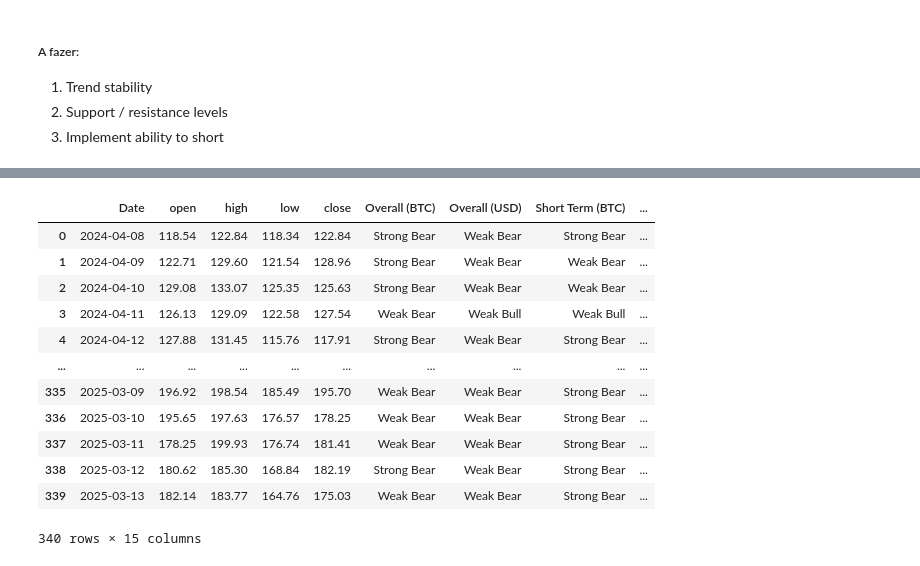
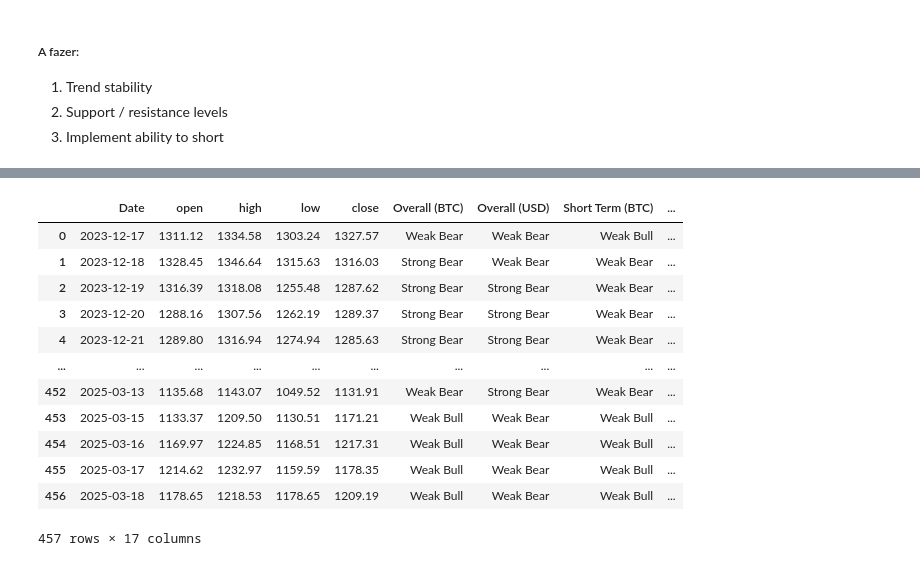
Before and after one commit to GabriellaAM/missioncontrolproject, a Jupyter notebook: ALT_MODEL.ipynb, the cells around one changed output, grey strips where cells are left out. Saved outputs shown, nothing was run; the diff lists cells and outputs as text; code cells hidden in the pictures.

```diff
--- a/ALT_MODEL.ipynb
+++ b/ALT_MODEL.ipynb
@@ -137,7 +137,7 @@ class TrendAnalyzer:
 
     def _calculate_indicators(self, data, price_column, asset_id, suffix=''):
         """
-        Calculate Simple Moving Averages (SMAs) and Rate of Change (RoC) indicators for a given price column.
+        Calculate Exponential Moving Averages (EMAs) and Rate of Change (RoC) indicators for a given price column.
 
         Args:
             data (pd.DataFrame): DataFrame to calculate indicators for
@@ -155,10 +155,9 @@ class TrendAnalyzer:
 
             for term, periods in self.ma_periods.items():
                 for period in periods:
-                    data[f'SMA_{suffix}_{period}'] = data[price_column].rolling(
-                        window=period, min_periods=period
+                    data[f'EMA_{suffix}_{period}'] = data[price_column].ewm(
+                        span=period, min_periods=period, adjust=False
                     ).mean()
-
             for term, periods in self.ma_periods.items():
                 for period in periods:
                     data[f'RoC_{suffix}_{period}'] = (
@@ -459,9 +458,3 @@ if __name__ == "__main__":
         verbose=True
     )
     summary_df = analyzer.analyze_multiple_assets()
-
-    # Example access to stored data with unified DataFrame
-    for asset_id in all_assets:
-        if asset_id in analyzer.asset_data:
-            print(f"\nUnified Classified Data for {asset_id}:")
-            print(analyzer.asset_data[asset_id]['classified_data'].tail())
@@ -512,5 +659,5 @@ bullish_assets
 # %%
-alt_trend = analyzer.asset_data.get('aave').get('classified_data')[['date', 'open', 'high', 'low', 'close', 'Overall (BTC)', 'Overall (USD)', 'Short Term (BTC)', 'Short Term (USD)', 'Medium Term (BTC)', 'Medium Term (USD)', 'Long Term (BTC)', 'Long Term (USD)']]
+alt_trend = analyzer.asset_data.get(asset_id).get('classified_data')[['date', 'open', 'high', 'low', 'close', 'Overall (BTC)', 'Overall (USD)', 'Short Term (BTC)', 'Short Term (USD)', 'Medium Term (BTC)', 'Medium Term (USD)', 'Long Term (BTC)', 'Long Term (USD)']]
 alt_trend = alt_trend.rename(columns={'date': 'Date'})
 alt_trend
 # %% [output]
@@ -547,0 +677,16 @@ btc_strategy
+# %%
+#btc_strategy = pd.read_csv('hmm_btc_strategy_14_03_2025.csv')[['Date','state', 'Close']]
+
+from scripts.hmm_btc import RegimeSwitchModel
+
+model = RegimeSwitchModel('bitcoin', strategy='long-only', train_pct=0.8, confidence_threshold=0)
+
+version_to_load = "20250317"
+
+recommendations_df = model.load_model_and_predict(version=version_to_load)
+
+recommendations_df
+# %%
+df = model.data[['Close', 'Open']]
+btc_data = pd.merge(recommendations_df, df, on='Date', how='inner')
+btc_data.rename(columns={'Close': 'btc_close', 'Open': 'btc_open', 'Decision': 'btc_state'}, inplace=True)
@@ -548,24 +696,21 @@ btc_strategy
 # %%
-# Convert the Date column in btc_strategy to datetime
-btc_strategy['Date'] = pd.to_datetime(btc_strategy['Date'])
 
-# Now merge the dataframes with matching date types
-data = pd.merge(alt_trend, btc_strategy, on='Date', how='inner')
+data = pd.merge(alt_trend, btc_data, on='Date', how='inner')
 data
 # %% [output]
 |  | Date | open | high | low | close | Overall (BTC) | Overall (USD) | Short Term (BTC) | ... |
-| 0 | 2024-04-08 | 118.54 | 122.84 | 118.34 | 122.84 | Strong Bear | Weak Bear | Strong Bear | ... |
-| 1 | 2024-04-09 | 122.71 | 129.60 | 121.54 | 128.96 | Strong Bear | Weak Bear | Weak Bear | ... |
-| 2 | 2024-04-10 | 129.08 | 133.07 | 125.35 | 125.63 | Strong Bear | Weak Bear | Weak Bear | ... |
-| 3 | 2024-04-11 | 126.13 | 129.09 | 122.58 | 127.54 | Weak Bear | Weak Bull | Weak Bull | ... |
-| 4 | 2024-04-12 | 127.88 | 131.45 | 115.76 | 117.91 | Strong Bear | Weak Bear | Strong Bear | ... |
+| 0 | 2023-12-17 | 1311.12 | 1334.58 | 1303.24 | 1327.57 | Weak Bear | Weak Bear | Weak Bull | ... |
+| 1 | 2023-12-18 | 1328.45 | 1346.64 | 1315.63 | 1316.03 | Strong Bear | Weak Bear | Weak Bear | ... |
+| 2 | 2023-12-19 | 1316.39 | 1318.08 | 1255.48 | 1287.62 | Strong Bear | Strong Bear | Weak Bear | ... |
+| 3 | 2023-12-20 | 1288.16 | 1307.56 | 1262.19 | 1289.37 | Strong Bear | Strong Bear | Weak Bear | ... |
+| 4 | 2023-12-21 | 1289.80 | 1316.94 | 1274.94 | 1285.63 | Strong Bear | Strong Bear | Weak Bear | ... |
 | ... | ... | ... | ... | ... | ... | ... | ... | ... | ... |
-| 335 | 2025-03-09 | 196.92 | 198.54 | 185.49 | 195.70 | Weak Bear | Weak Bear | Strong Bear | ... |
-| 336 | 2025-03-10 | 195.65 | 197.63 | 176.57 | 178.25 | Weak Bear | Weak Bear | Strong Bear | ... |
-| 337 | 2025-03-11 | 178.25 | 199.93 | 176.74 | 181.41 | Weak Bear | Weak Bear | Strong Bear | ... |
-| 338 | 2025-03-12 | 180.62 | 185.30 | 168.84 | 182.19 | Strong Bear | Weak Bear | Strong Bear | ... |
-| 339 | 2025-03-13 | 182.14 | 183.77 | 164.76 | 175.03 | Weak Bear | Weak Bear | Strong Bear | ... |
+| 452 | 2025-03-13 | 1135.68 | 1143.07 | 1049.52 | 1131.91 | Weak Bear | Strong Bear | Weak Bear | ... |
+| 453 | 2025-03-15 | 1133.37 | 1209.50 | 1130.51 | 1171.21 | Weak Bull | Weak Bear | Weak Bull | ... |
+| 454 | 2025-03-16 | 1169.97 | 1224.85 | 1168.51 | 1217.31 | Weak Bull | Weak Bear | Weak Bull | ... |
+| 455 | 2025-03-17 | 1214.62 | 1232.97 | 1159.59 | 1178.35 | Weak Bull | Weak Bear | Weak Bull | ... |
+| 456 | 2025-03-18 | 1178.65 | 1218.53 | 1178.65 | 1209.19 | Weak Bull | Weak Bear | Weak Bull | ... |
-340 rows × 15 columns
+457 rows × 17 columns
 # %%
 # Define the strategy combining alt trend signals and BTC HMM model
 def combined_strategy_backtest(data, initial_investment=1000, risk_free_rate=   0.0):
```
Also changed, not shown: parts of 13 cells of this notebook, 10 other files.
